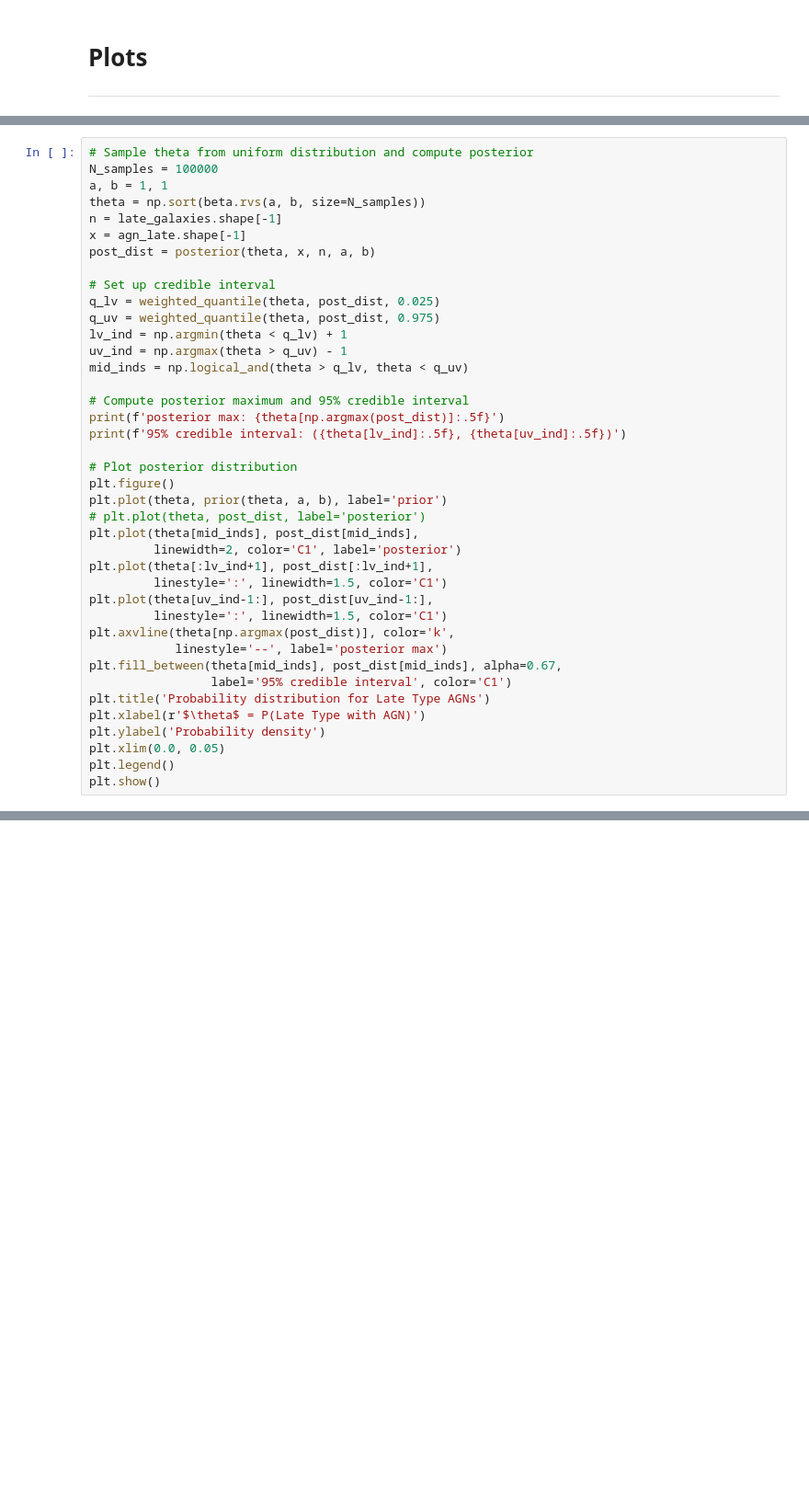
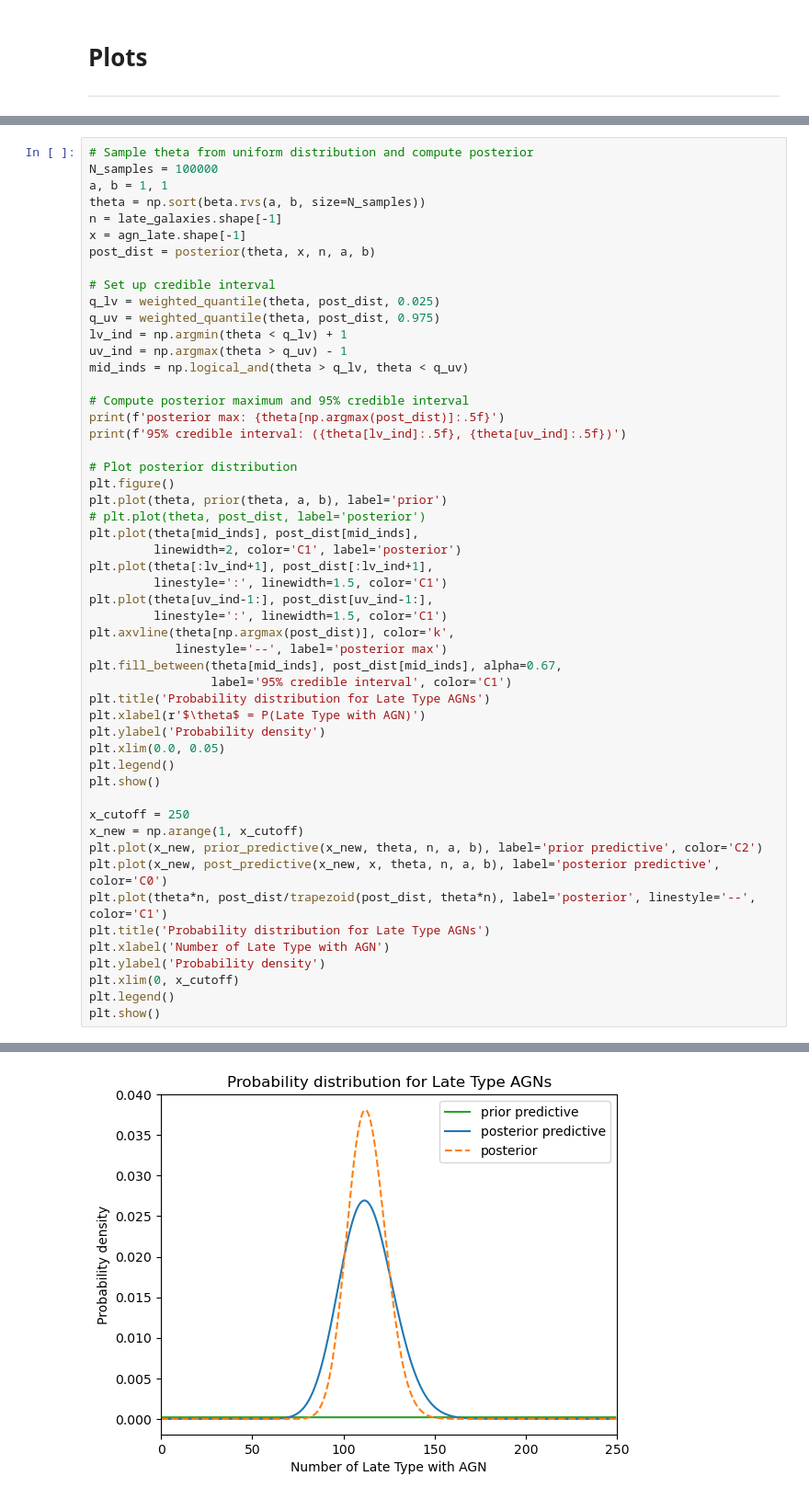
Before and after one commit to joh15016/AST-5731-Project, a Jupyter notebook: research_project_1.ipynb, the cells around one changed output, grey strips where cells are left out. Shown at 92% size. Saved outputs shown, nothing was run; the diff lists cells and outputs as text; blank space fills up the shorter version.

```diff
--- a/research_project_1.ipynb
+++ b/research_project_1.ipynb
@@ -227,4 +246,16 @@ plt.ylabel('Probability density')
 plt.xlim(0.0, 0.05)
 plt.legend()
 plt.show()
+
+x_cutoff = 250
+x_new = np.arange(1, x_cutoff)
+plt.plot(x_new, prior_predictive(x_new, theta, n, a, b), label='prior predictive', color='C2')
+plt.plot(x_new, post_predictive(x_new, x, theta, n, a, b), label='posterior predictive', color='C0')
+plt.plot(theta*n, post_dist/trapezoid(post_dist, theta*n), label='posterior', linestyle='--', color='C1')
+plt.title('Probability distribution for Late Type AGNs')
+plt.xlabel('Number of Late Type with AGN')
+plt.ylabel('Probability density')
+plt.xlim(0, x_cutoff)
+plt.legend()
+plt.show()
 # %% [output]
@@ -233 +264,2 @@ posterior max: 0.02249
 [figure]
+[figure, added]
```
Also changed, not shown: parts of 4 cells of this notebook.
